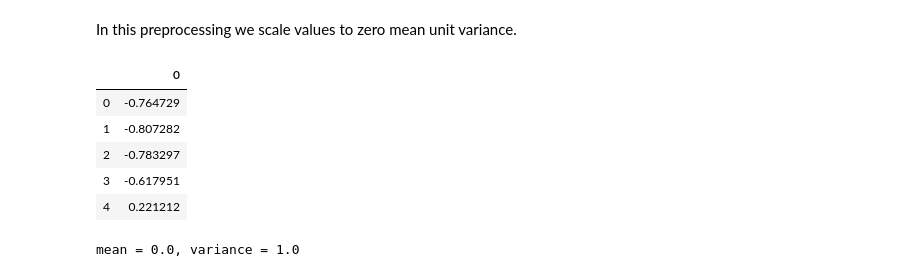
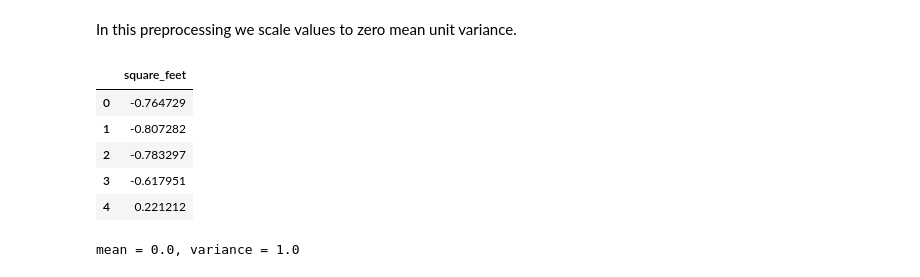
Before and after one commit to dmitana/fiit_knowledge_discovery_project, a Jupyter notebook: notebooks/preprocessing.ipynb, the cells around one changed output. Saved outputs shown, nothing was run; the diff lists cells and outputs as text; code cells hidden in the pictures.

```diff
--- a/notebooks/preprocessing.ipynb
+++ b/notebooks/preprocessing.ipynb
@@ -36,3 +44,5 @@ building_metadata.head()
+# %%
+bm_copy = building_metadata.copy()
 # %% [markdown]
 ## Buildings data
 # %% [markdown]
@@ -56,10 +73,10 @@ We can see that there is only 6 categories instead of 16 original and values are
 # %% [markdown]
 In this preprocessing we scale values to zero mean unit variance.
 # %%
-square_feet_feature = pd.DataFrame(square_feet_pipeline.fit_transform(building_metadata))
+square_feet_feature = pd.DataFrame(square_feet_pipeline.fit_transform(bm_copy))
 square_feet_feature.head()
 # %% [output]
-|  | 0 |
+|  | square_feet |
 | 0 | -0.764729 |
 | 1 | -0.807282 |
 | 2 | -0.783297 |
```
Also changed, not shown: parts of 46 cells of this notebook.
